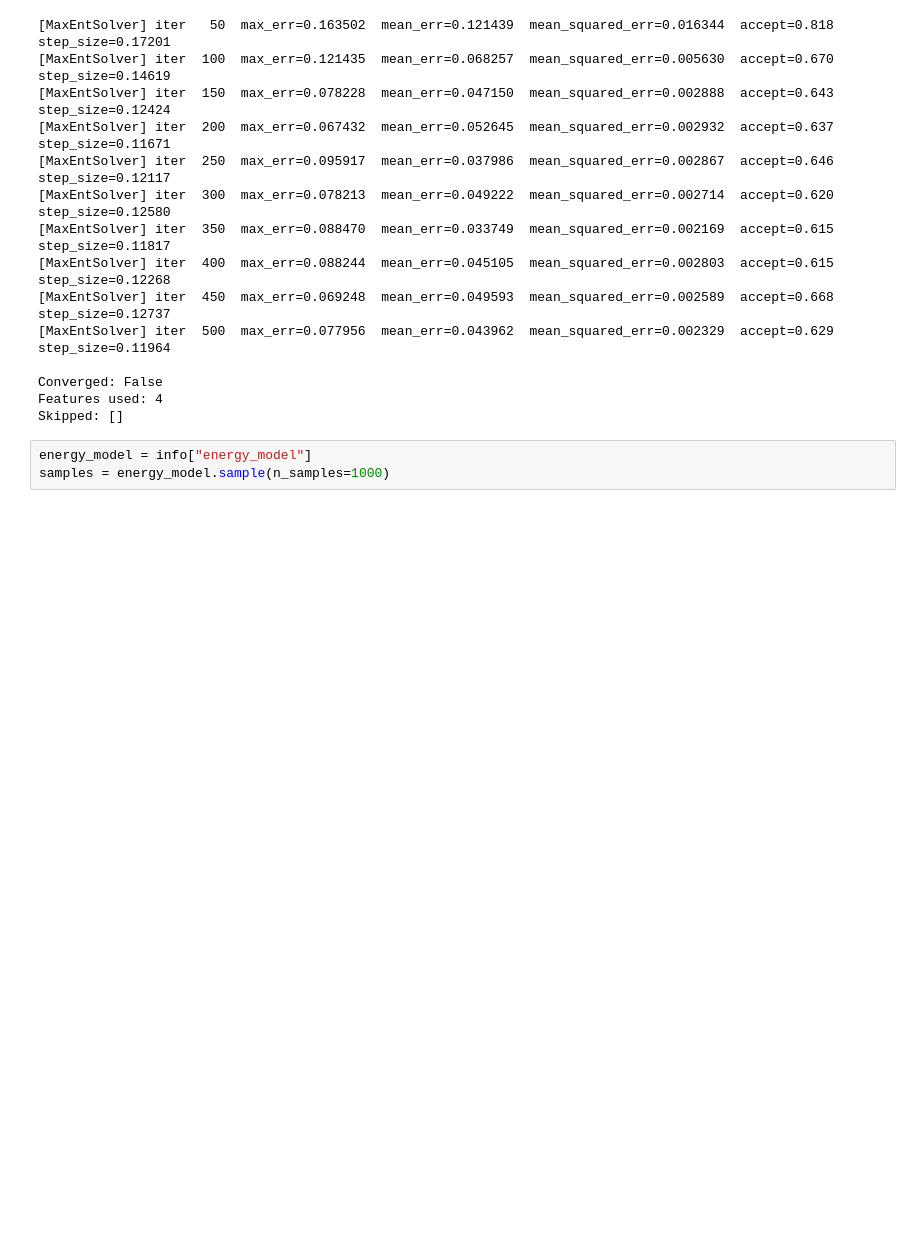
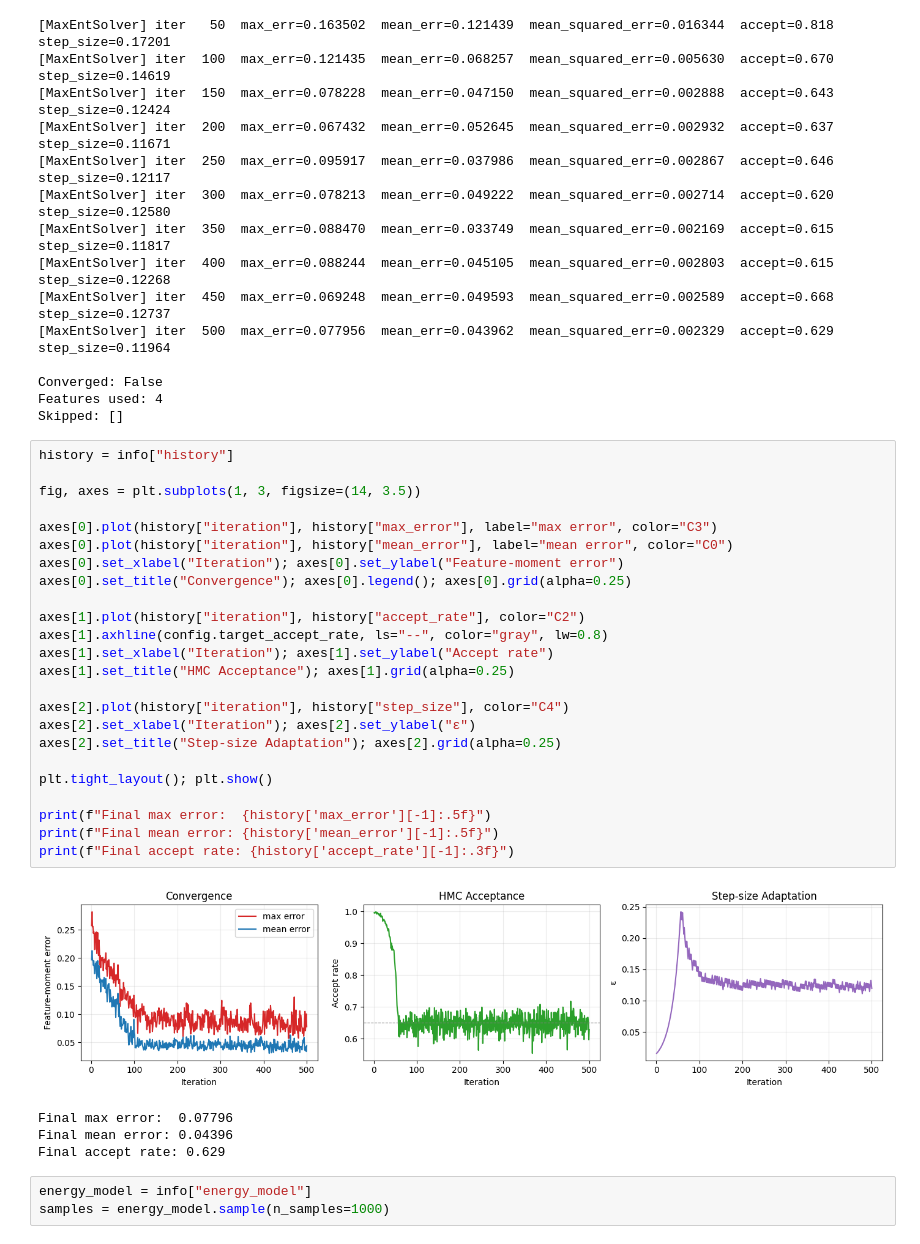
Before and after one commit to amdson/calibrated_response, a Jupyter notebook: examples/maxent_mrf.ipynb, the cells around one changed output. Drawn from its saved outputs; the diff is of its cells as text; blank space fills up the shorter version.

```diff
--- a/examples/maxent_mrf.ipynb
+++ b/examples/maxent_mrf.ipynb
@@ -106,6 +106,35 @@ print(f"Skipped: {info['skipped_constraints']}")
 Converged: False
 Features used: 4
 Skipped: []
+# %%
+history = info["history"]
+
+fig, axes = plt.subplots(1, 3, figsize=(14, 3.5))
+
+axes[0].plot(history["iteration"], history["max_error"], label="max error", color="C3")
+axes[0].plot(history["iteration"], history["mean_error"], label="mean error", color="C0")
+axes[0].set_xlabel("Iteration"); axes[0].set_ylabel("Feature-moment error")
+axes[0].set_title("Convergence"); axes[0].legend(); axes[0].grid(alpha=0.25)
+
+axes[1].plot(history["iteration"], history["accept_rate"], color="C2")
+axes[1].axhline(config.target_accept_rate, ls="--", color="gray", lw=0.8)
+axes[1].set_xlabel("Iteration"); axes[1].set_ylabel("Accept rate")
+axes[1].set_title("HMC Acceptance"); axes[1].grid(alpha=0.25)
+
+axes[2].plot(history["iteration"], history["step_size"], color="C4")
+axes[2].set_xlabel("Iteration"); axes[2].set_ylabel("ε")
+axes[2].set_title("Step-size Adaptation"); axes[2].grid(alpha=0.25)
+
+plt.tight_layout(); plt.show()
+
+print(f"Final max error:  {history['max_error'][-1]:.5f}")
+print(f"Final mean error: {history['mean_error'][-1]:.5f}")
+print(f"Final accept rate: {history['accept_rate'][-1]:.3f}")
+# %% [output]
+[figure, added]
+Final max error:  0.07796
+Final mean error: 0.04396
+Final accept rate: 0.629
 # %%
 energy_model = info["energy_model"]
 samples = energy_model.sample(n_samples=1000)
```
Also changed, not shown: parts of 2 cells of this notebook, 9 other files.
